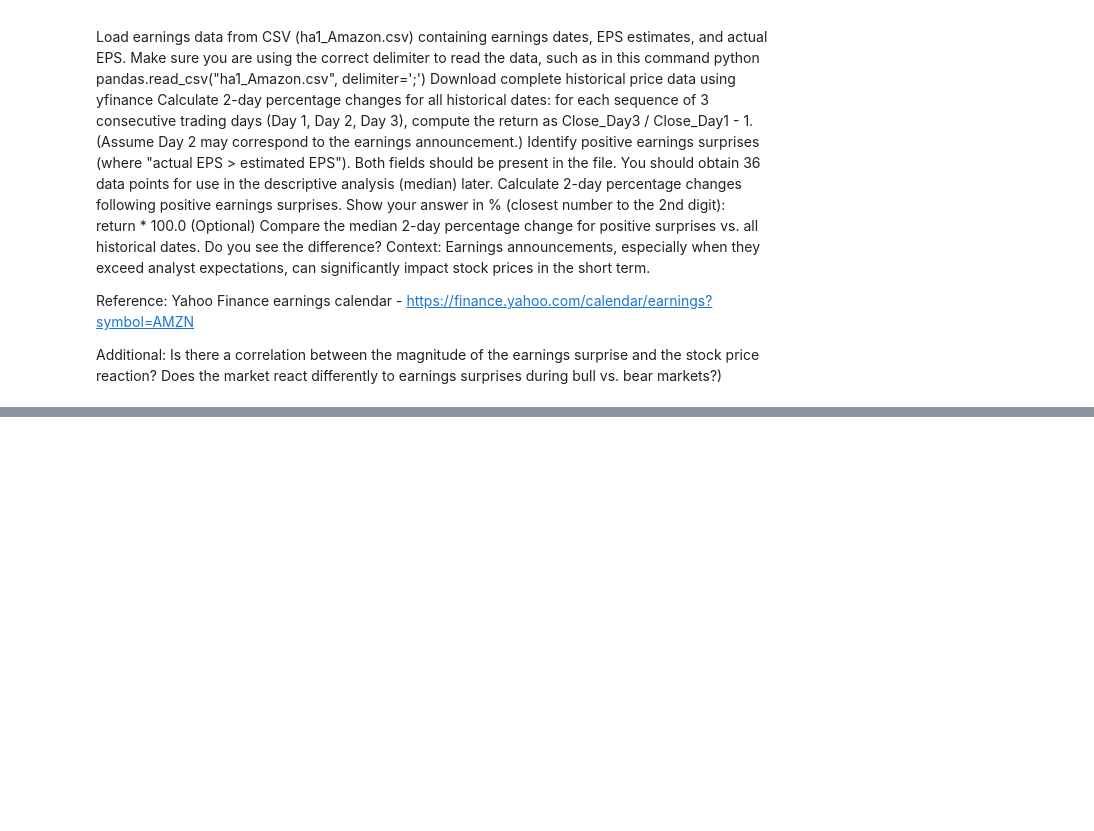
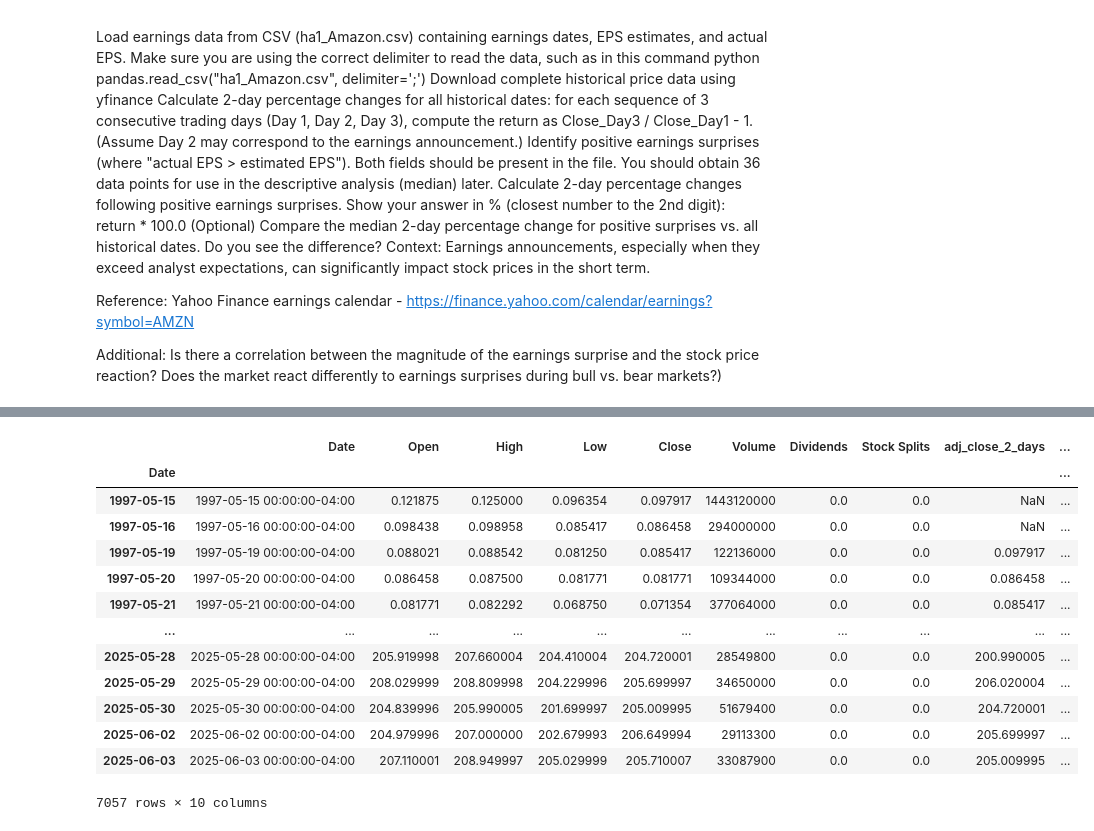
Before and after one commit to blindblackcat/assets, a Jupyter notebook: Homework001zoomcamp.ipynb, the cells around one changed output, grey strips where cells are left out. Drawn from its saved outputs; the diff is of its cells as text; code cells hidden in the pictures; blank space fills up the shorter version.

```diff
--- a/Homework001zoomcamp.ipynb
+++ b/Homework001zoomcamp.ipynb
@@ -561,0 +592,17 @@ amazon_df
+# %%
+AMZN_df_daily
+# %% [output]
+|  | Date | Open | High | Low | Close | Volume | Dividends | Stock Splits | adj_close_2_days | ... |
+| Date |  |  |  |  |  |  |  |  |  | ... |
+| 1997-05-15 | 1997-05-15 00:00:00-04:00 | 0.121875 | 0.125000 | 0.096354 | 0.097917 | 1443120000 | 0.0 | 0.0 | NaN | ... |
+| 1997-05-16 | 1997-05-16 00:00:00-04:00 | 0.098438 | 0.098958 | 0.085417 | 0.086458 | 294000000 | 0.0 | 0.0 | NaN | ... |
+| 1997-05-19 | 1997-05-19 00:00:00-04:00 | 0.088021 | 0.088542 | 0.081250 | 0.085417 | 122136000 | 0.0 | 0.0 | 0.097917 | ... |
+| 1997-05-20 | 1997-05-20 00:00:00-04:00 | 0.086458 | 0.087500 | 0.081771 | 0.081771 | 109344000 | 0.0 | 0.0 | 0.086458 | ... |
+| 1997-05-21 | 1997-05-21 00:00:00-04:00 | 0.081771 | 0.082292 | 0.068750 | 0.071354 | 377064000 | 0.0 | 0.0 | 0.085417 | ... |
+| ... | ... | ... | ... | ... | ... | ... | ... | ... | ... | ... |
+| 2025-05-28 | 2025-05-28 00:00:00-04:00 | 205.919998 | 207.660004 | 204.410004 | 204.720001 | 28549800 | 0.0 | 0.0 | 200.990005 | ... |
+| 2025-05-29 | 2025-05-29 00:00:00-04:00 | 208.029999 | 208.809998 | 204.229996 | 205.699997 | 34650000 | 0.0 | 0.0 | 206.020004 | ... |
+| 2025-05-30 | 2025-05-30 00:00:00-04:00 | 204.839996 | 205.990005 | 201.699997 | 205.009995 | 51679400 | 0.0 | 0.0 | 204.720001 | ... |
+| 2025-06-02 | 2025-06-02 00:00:00-04:00 | 204.979996 | 207.000000 | 202.679993 | 206.649994 | 29113300 | 0.0 | 0.0 | 205.699997 | ... |
+| 2025-06-03 | 2025-06-03 00:00:00-04:00 | 207.110001 | 208.949997 | 205.029999 | 205.710007 | 33087900 | 0.0 | 0.0 | 205.009995 | ... |
+7057 rows × 10 columns
```
Also changed, not shown: parts of 14 cells of this notebook.
